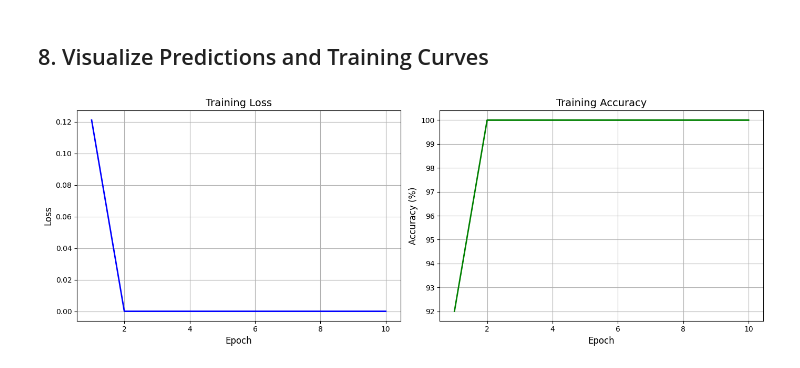
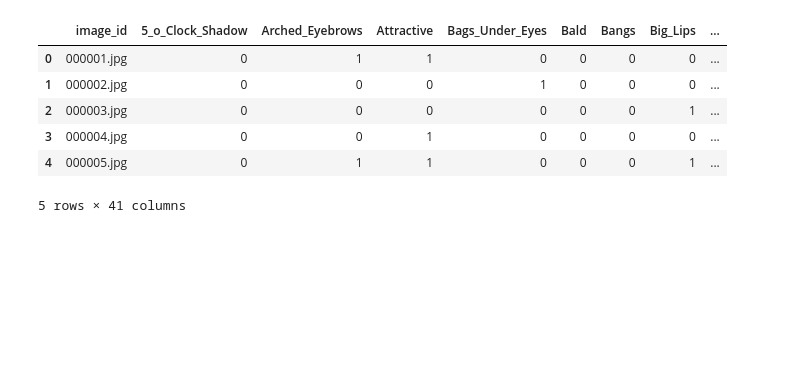
Before and after one commit to PrathameshJoshi123/DeepLearning, a Jupyter notebook: cnn_celeba.ipynb, the cells around one changed output. Cells and saved outputs as stored; diff of their text form; code cells hidden in the pictures; blank space fills up the shorter version.

```diff
--- a/cnn_celeba.ipynb
+++ b/cnn_celeba.ipynb
@@ -407,24 +0,0 @@ Confusion Matrix:
-# %% [markdown]
-## 8. Visualize Predictions and Training Curves
-# %%
-# Plot training curves
-fig, axes = plt.subplots(1, 2, figsize=(14, 5))
-
-# Loss curve
-axes[0].plot(range(1, num_epochs + 1), train_losses, 'b-', linewidth=2)
-axes[0].set_xlabel('Epoch', fontsize=12)
-axes[0].set_ylabel('Loss', fontsize=12)
-axes[0].set_title('Training Loss', fontsize=14)
-axes[0].grid(True)
-
-# Accuracy curve
-axes[1].plot(range(1, num_epochs + 1), train_accuracies, 'g-', linewidth=2)
-axes[1].set_xlabel('Epoch', fontsize=12)
-axes[1].set_ylabel('Accuracy (%)', fontsize=12)
-axes[1].set_title('Training Accuracy', fontsize=14)
-axes[1].grid(True)
-
-plt.tight_layout()
-plt.show()
-# %% [output]
-[figure, removed]
@@ -430,0 +16,25 @@ plt.show()
+# %%
+IMG_DIR = '/content/dataset/celeba/images'
+ATTR_FILE = '/content/dataset/celeba/list_attr_celeba_500.csv'
+
+batch_size = 32
+image_size = 128
+epochs = 5
+device = torch.device('cpu')
+# %%
+df = pd.read_csv(ATTR_FILE)
+df.head()
+
+df.replace(-1, 0, inplace=True)
+
+Target_Attr = 'Smiling'
+# %%
+df.head()
+# %% [output]
+|  | image_id | 5_o_Clock_Shadow | Arched_Eyebrows | Attractive | Bags_Under_Eyes | Bald | Bangs | Big_Lips | ... |
+| 0 | 000001.jpg | 0 | 1 | 1 | 0 | 0 | 0 | 0 | ... |
+| 1 | 000002.jpg | 0 | 0 | 0 | 1 | 0 | 0 | 0 | ... |
+| 2 | 000003.jpg | 0 | 0 | 0 | 0 | 0 | 0 | 1 | ... |
+| 3 | 000004.jpg | 0 | 0 | 1 | 0 | 0 | 0 | 0 | ... |
+| 4 | 000005.jpg | 0 | 1 | 1 | 0 | 0 | 0 | 1 | ... |
+5 rows × 41 columns
```
Also changed, not shown: parts of 26 cells of this notebook.
